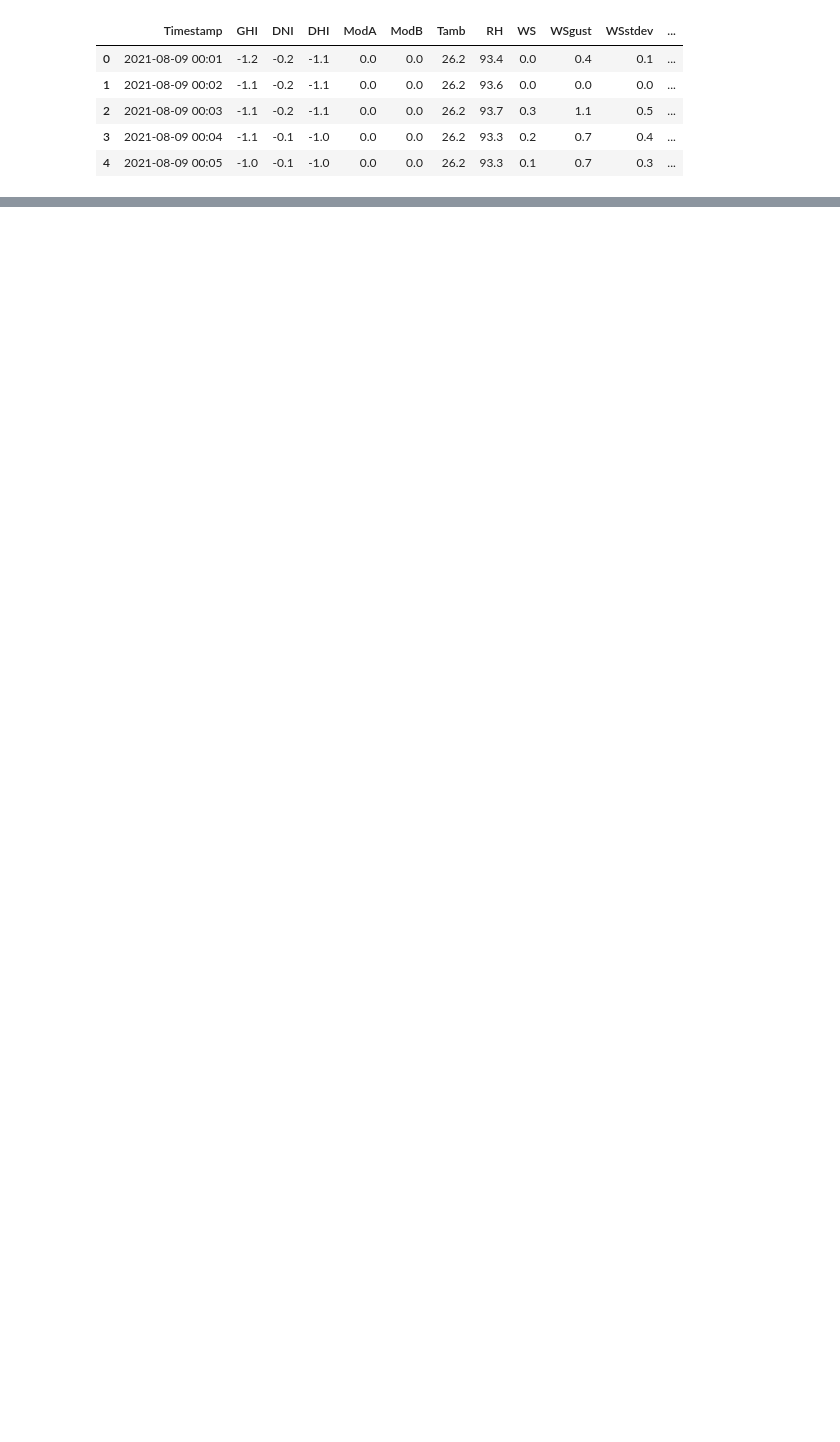
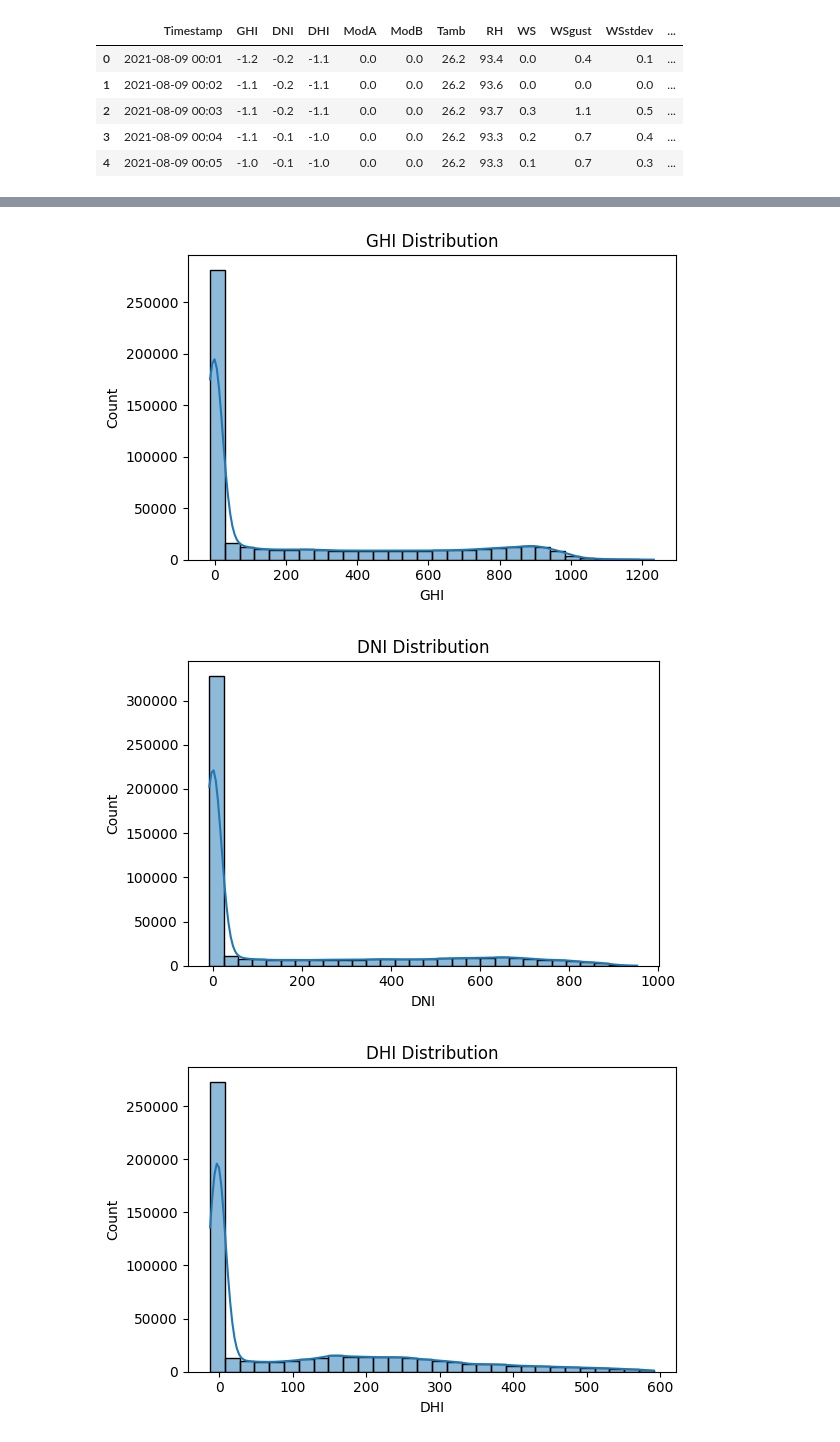
Before and after one commit to EYOELTEKLE/solar-challenge-week1, a Jupyter notebook: notebooks/benin_eda.ipynb, the cells around one changed output, grey strips where cells are left out. Cells and saved outputs as stored; diff of their text form; code cells hidden in the pictures; blank space fills up the shorter version.

```diff
--- a/notebooks/benin_eda.ipynb
+++ b/notebooks/benin_eda.ipynb
@@ -39,0 +51,10 @@ display(missing)
+# %%
+# Multivariate
+plot_univariate_histograms(df, ['GHI', 'DNI', 'DHI', 'Tamb'])
+
+# Bivariate
+plot_bivariate_scatters(df, [('GHI', 'Tamb'),['GHI', 'DNI'],['GHI', 'DNI'], ['DHI', 'Tamb']])
+# %% [output]
+[figure, added]
+[figure, added]
+[figure, added]
```
Also changed, not shown: parts of 3 cells of this notebook, 1 other file.
